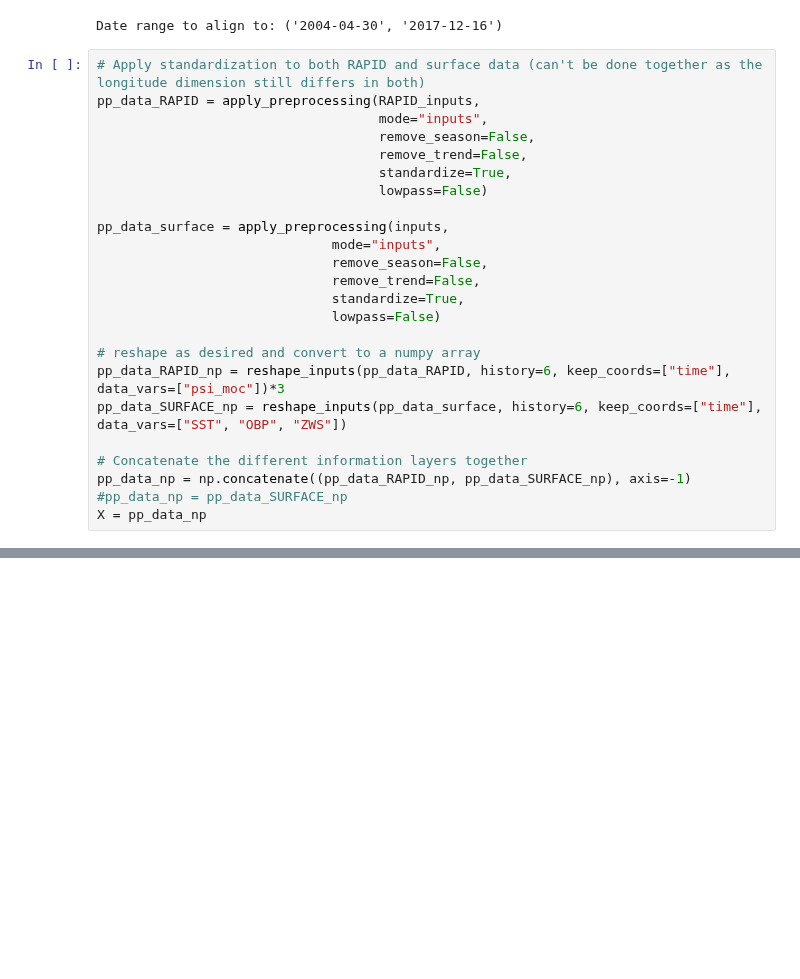
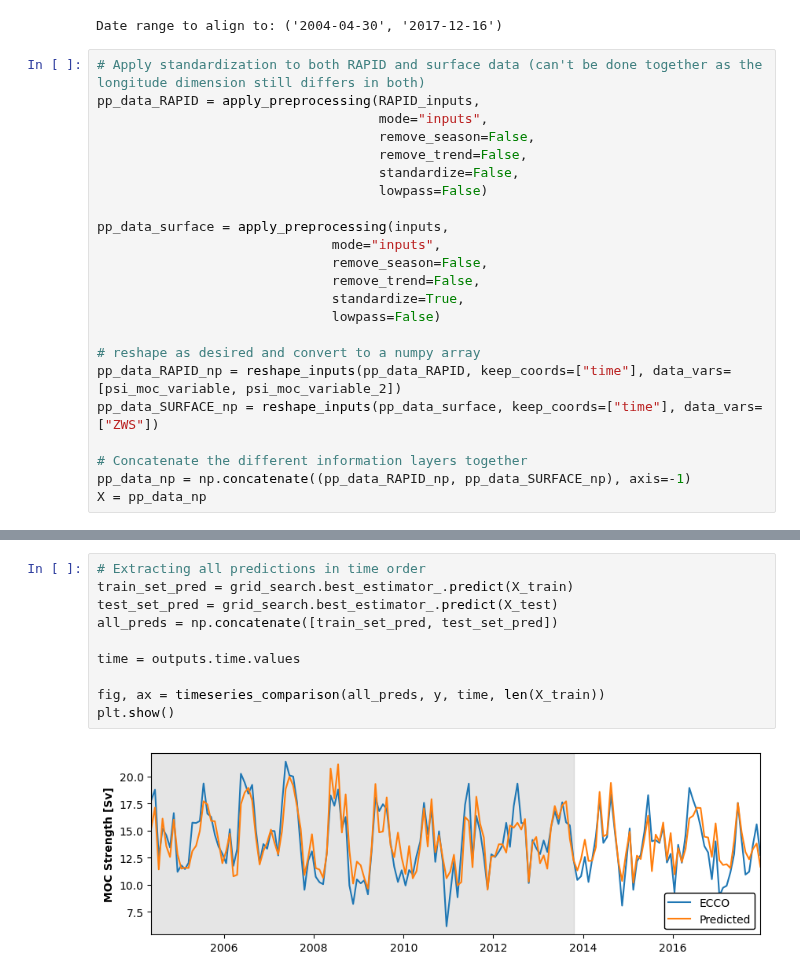
Before and after one commit to ai4er-cdt/OTP, a Jupyter notebook: notebooks/RAPID_transfer_linear_regression.ipynb, the cells around one changed output, grey strips where cells are left out. Drawn from its saved outputs; the diff is of its cells as text; blank space fills up the shorter version.

```diff
--- a/notebooks/RAPID_transfer_linear_regression.ipynb
+++ b/notebooks/RAPID_transfer_linear_regression.ipynb
@@ -136,7 +200,7 @@ pp_data_RAPID = apply_preprocessing(RAPID_inputs,
                                     mode="inputs",
                                     remove_season=False,
                                     remove_trend=False,
-                                    standardize=True,
+                                    standardize=False,
                                     lowpass=False)
 
 pp_data_surface = apply_preprocessing(inputs,
@@ -147,11 +211,10 @@ pp_data_surface = apply_preprocessing(inputs,
                               lowpass=False)
 
 # reshape as desired and convert to a numpy array
-pp_data_RAPID_np = reshape_inputs(pp_data_RAPID, history=6, keep_coords=["time"], data_vars=["psi_moc"])*3
-pp_data_SURFACE_np = reshape_inputs(pp_data_surface, history=6, keep_coords=["time"], data_vars=["SST", "OBP", "ZWS"])
+pp_data_RAPID_np = reshape_inputs(pp_data_RAPID, keep_coords=["time"], data_vars=[psi_moc_variable, psi_moc_variable_2])
+pp_data_SURFACE_np = reshape_inputs(pp_data_surface, keep_coords=["time"], data_vars=["ZWS"])
 
 # Concatenate the different information layers together
 pp_data_np = np.concatenate((pp_data_RAPID_np, pp_data_SURFACE_np), axis=-1)
-#pp_data_np = pp_data_SURFACE_np
 X = pp_data_np
 # %% [output]
@@ -366,0 +317,12 @@ plt.show()
+# %%
+# Extracting all predictions in time order
+train_set_pred = grid_search.best_estimator_.predict(X_train)
+test_set_pred = grid_search.best_estimator_.predict(X_test)
+all_preds = np.concatenate([train_set_pred, test_set_pred])
+
+time = outputs.time.values
+
+fig, ax = timeseries_comparison(all_preds, y, time, len(X_train))
+plt.show()
+# %% [output]
+[figure, added]
```
Also changed, not shown: parts of 21 cells of this notebook, 2 other files.
